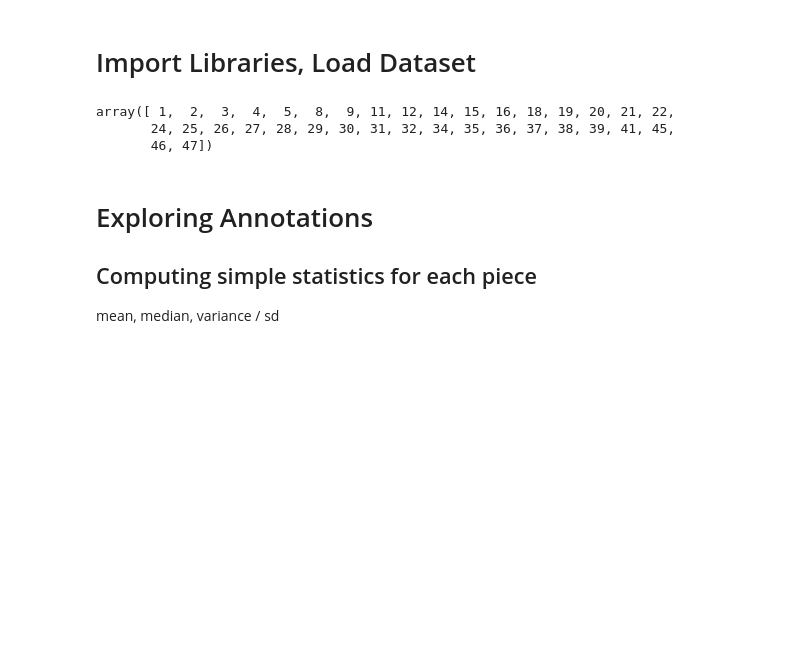
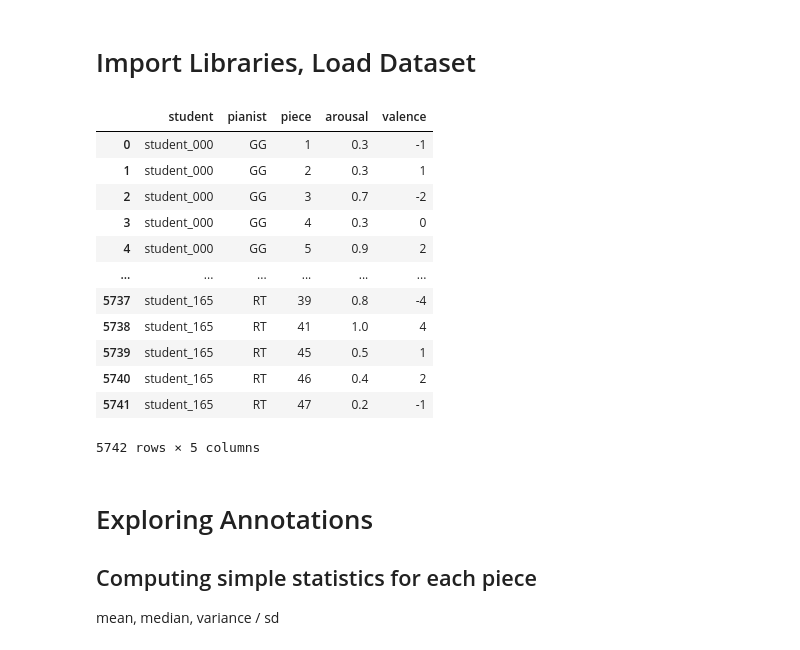
Before and after one commit to sh0w/machine-learning-pattern-classfication, a Jupyter notebook: task2_data_exploration/MLPC.ipynb, the cells around one changed output. Cells and saved outputs as stored; diff of their text form; code cells hidden in the pictures; blank space fills up the shorter version.

```diff
--- a/task2_data_exploration/MLPC.ipynb
+++ b/task2_data_exploration/MLPC.ipynb
@@ -13,9 +14,21 @@ piece_ids = annotations.piece.unique()
-# %%
-piece_ids
-# %% [output]
-array([ 1,  2,  3,  4,  5,  8,  9, 11, 12, 14, 15, 16, 18, 19, 20, 21, 22,
-       24, 25, 26, 27, 28, 29, 30, 31, 32, 34, 35, 36, 37, 38, 39, 41, 45,
-       46, 47])
+# %%
+annotations_normalized = annotations.copy()
+annotations_normalized.arousal = annotations_normalized.arousal / 100.
+annotations_normalized
+# %% [output]
+|  | student | pianist | piece | arousal | valence |
+| 0 | student_000 | GG | 1 | 0.3 | -1 |
+| 1 | student_000 | GG | 2 | 0.3 | 1 |
+| 2 | student_000 | GG | 3 | 0.7 | -2 |
+| 3 | student_000 | GG | 4 | 0.3 | 0 |
+| 4 | student_000 | GG | 5 | 0.9 | 2 |
+| ... | ... | ... | ... | ... | ... |
+| 5737 | student_165 | RT | 39 | 0.8 | -4 |
+| 5738 | student_165 | RT | 41 | 1.0 | 4 |
+| 5739 | student_165 | RT | 45 | 0.5 | 1 |
+| 5740 | student_165 | RT | 46 | 0.4 | 2 |
+| 5741 | student_165 | RT | 47 | 0.2 | -1 |
+5742 rows × 5 columns
 # %% [markdown]
 # Exploring Annotations
 
```
Also changed, not shown: parts of 3 cells of this notebook.
